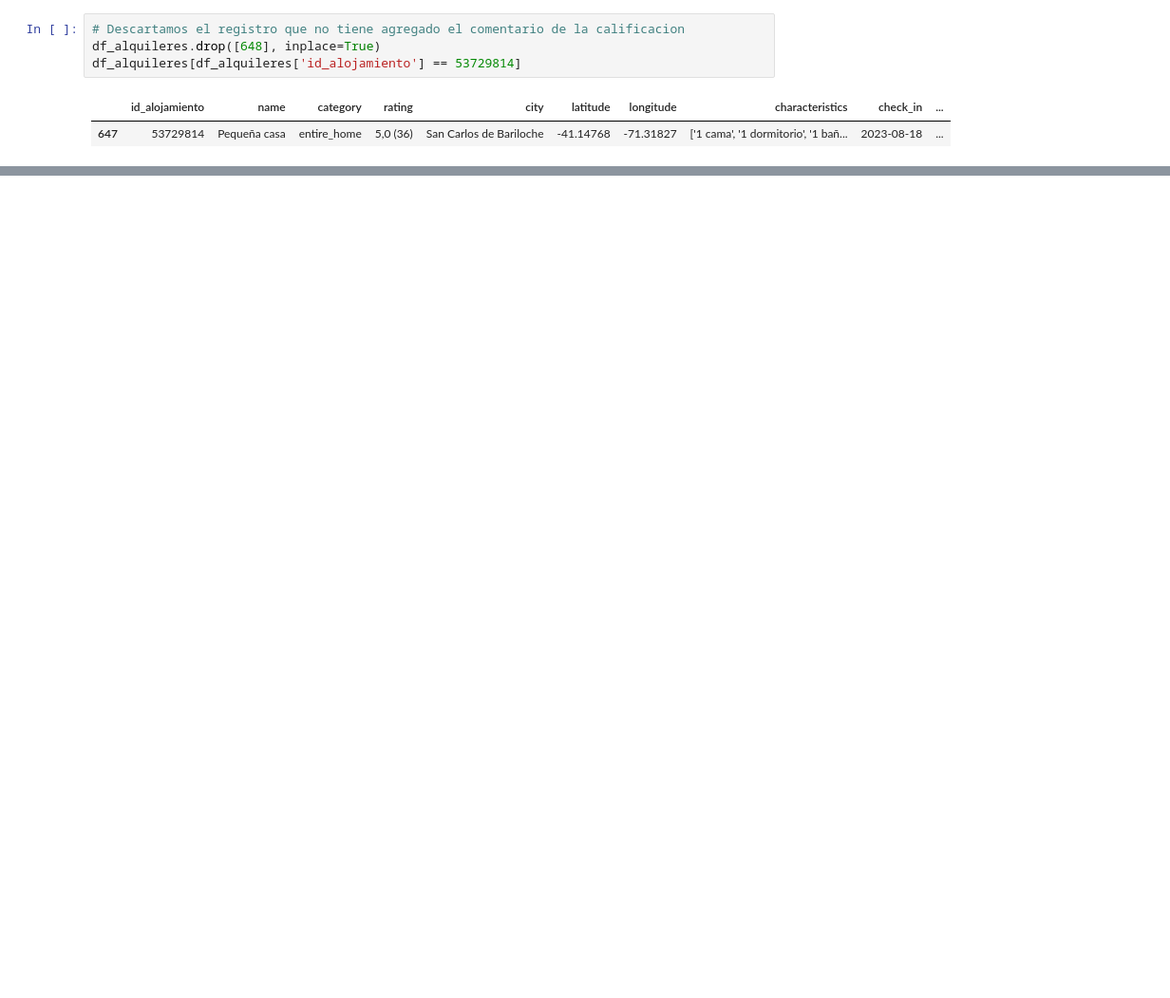
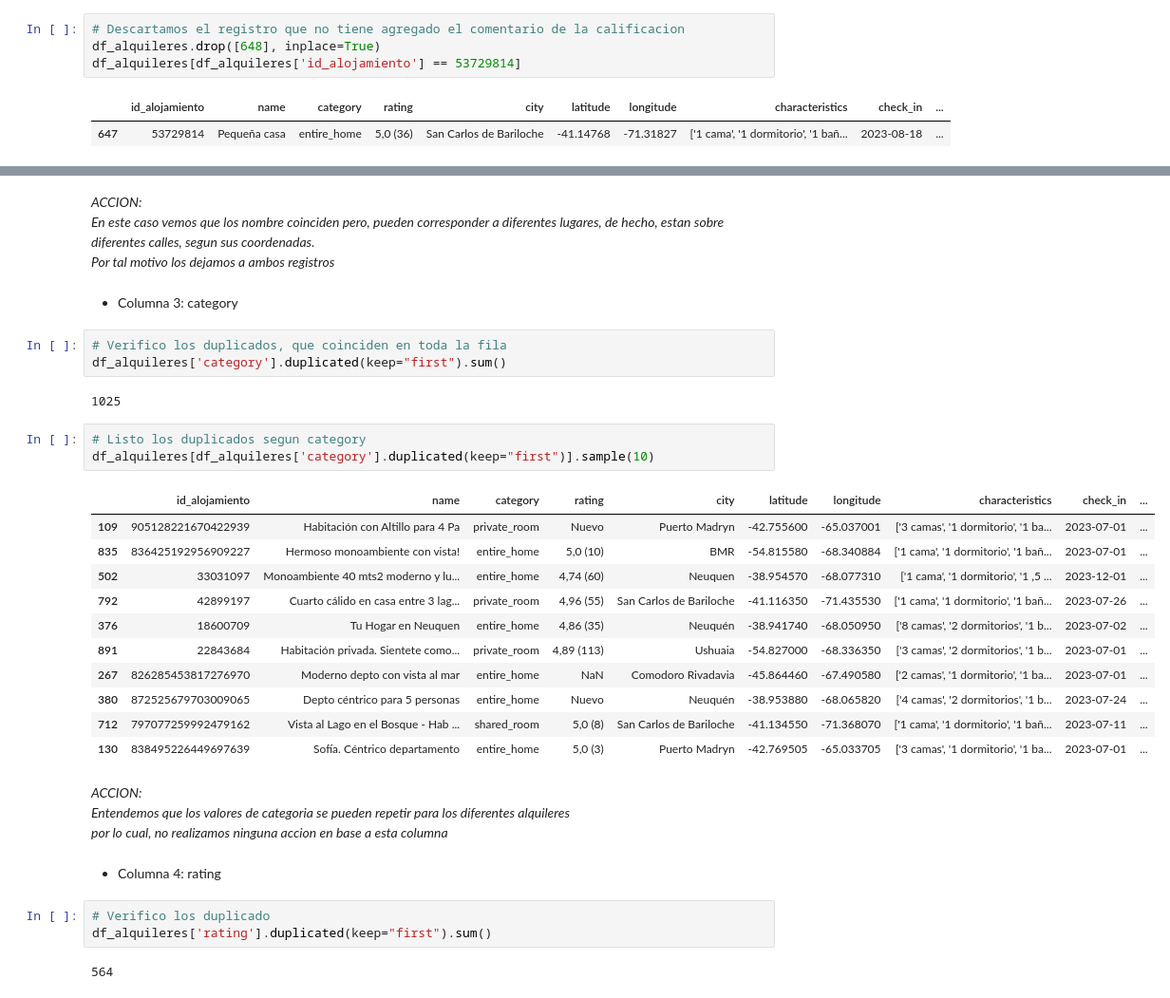
Before and after one commit to carlos1680/CPEDWObligatorio, a Jupyter notebook: trabajo.ipynb, the cells around one changed output, grey strips where cells are left out. Shown at 95% size. Cells and saved outputs as stored; diff of their text form; blank space fills up the shorter version.

```diff
--- a/trabajo.ipynb
+++ b/trabajo.ipynb
@@ -374,0 +397,41 @@ df_alquileres[df_alquileres['id_alojamiento'] == 53729814]
+# %% [markdown]
+*ACCION:*
+<br>
+*En este caso vemos que los nombre coinciden pero, pueden corresponder a diferentes lugares, de hecho, estan sobre diferentes calles, segun sus coordenadas.*
+<br>
+*Por tal motivo los dejamos a ambos registros*
+# %% [markdown]
++ Columna 3: category
+# %%
+# Verifico los duplicados, que coinciden en toda la fila
+df_alquileres['category'].duplicated(keep="first").sum()
+# %% [output]
+1025
+# %%
+# Listo los duplicados segun category
+df_alquileres[df_alquileres['category'].duplicated(keep="first")].sample(10)
+# %% [output]
+|  | id_alojamiento | name | category | rating | city | latitude | longitude | characteristics | check_in | ... |
+| 109 | 905128221670422939 | Habitación con Altillo para 4 Pa | private_room | Nuevo | Puerto Madryn | -42.755600 | -65.037001 | ['3 camas', '1 dormitorio', '1 ba... | 2023-07-01 | ... |
+| 835 | 836425192956909227 | Hermoso monoambiente con vista! | entire_home | 5,0 (10) | BMR | -54.815580 | -68.340884 | ['1 cama', '1 dormitorio', '1 bañ... | 2023-07-01 | ... |
+| 502 | 33031097 | Monoambiente 40 mts2 moderno y lu... | entire_home | 4,74 (60) | Neuquen | -38.954570 | -68.077310 | ['1 cama', '1 dormitorio', '1 ,5 ... | 2023-12-01 | ... |
+| 792 | 42899197 | Cuarto cálido en casa entre 3 lag... | private_room | 4,96 (55) | San Carlos de Bariloche | -41.116350 | -71.435530 | ['1 cama', '1 dormitorio', '1 bañ... | 2023-07-26 | ... |
+| 376 | 18600709 | Tu Hogar en Neuquen | entire_home | 4,86 (35) | Neuquén | -38.941740 | -68.050950 | ['8 camas', '2 dormitorios', '1 b... | 2023-07-02 | ... |
+| 891 | 22843684 | Habitación privada. Sientete como... | private_room | 4,89 (113) | Ushuaia | -54.827000 | -68.336350 | ['3 camas', '2 dormitorios', '1 b... | 2023-07-01 | ... |
+| 267 | 826285453817276970 | Moderno depto con vista al mar | entire_home | NaN | Comodoro Rivadavia | -45.864460 | -67.490580 | ['2 camas', '1 dormitorio', '1 ba... | 2023-07-01 | ... |
+| 380 | 872525679703009065 | Depto céntrico para 5 personas | entire_home | Nuevo | Neuquén | -38.953880 | -68.065820 | ['4 camas', '2 dormitorios', '1 b... | 2023-07-24 | ... |
+| 712 | 797077259992479162 | Vista al Lago en el Bosque - Hab ... | shared_room | 5,0 (8) | San Carlos de Bariloche | -41.134550 | -71.368070 | ['1 cama', '1 dormitorio', '1 bañ... | 2023-07-11 | ... |
+| 130 | 838495226449697639 | Sofía. Céntrico departamento | entire_home | 5,0 (3) | Puerto Madryn | -42.769505 | -65.033705 | ['3 camas', '1 dormitorio', '1 ba... | 2023-07-01 | ... |
+# %% [markdown]
+*ACCION:*
+<br>
+*Entendemos que los valores de categoria se pueden repetir para los diferentes alquileres*
+<br>
+*por lo cual, no realizamos ninguna accion en base a esta columna*
+# %% [markdown]
++ Columna 4: rating
+# %%
+# Verifico los duplicado
+df_alquileres['rating'].duplicated(keep="first").sum()
+# %% [output]
+564
```
Also changed, not shown: parts of 50 cells of this notebook.
